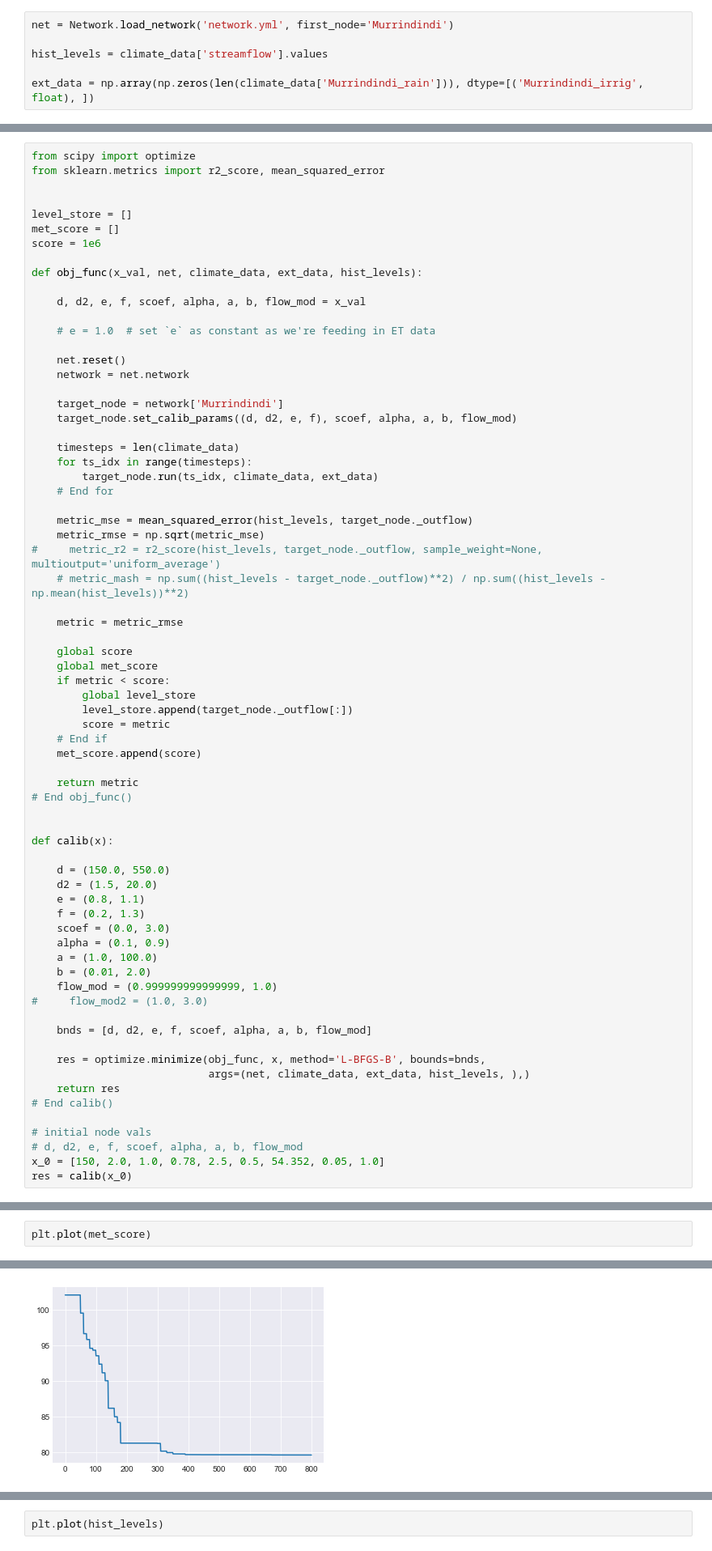
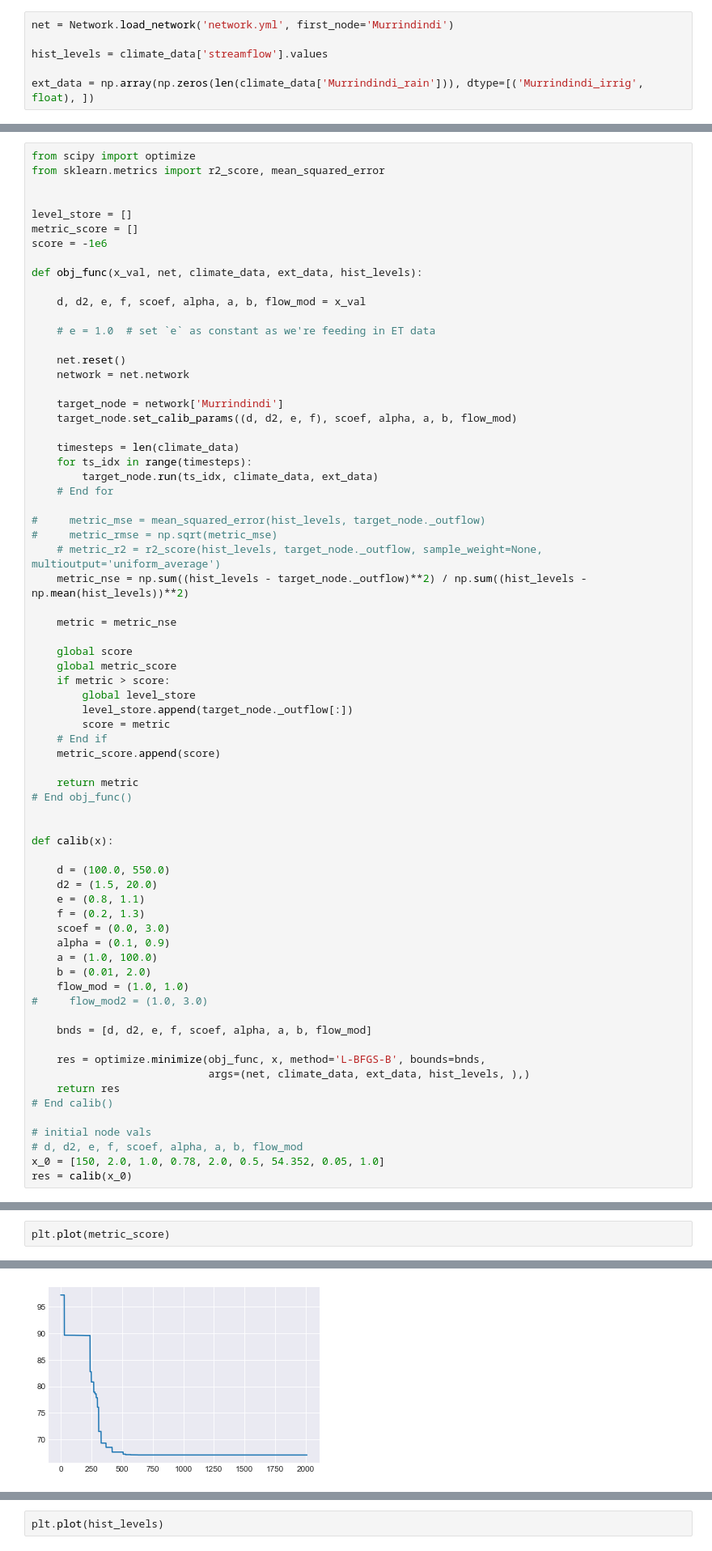
Before and after one commit to ConnectedSystems/pyIHACRES, a Jupyter notebook: notebooks/Example dev.ipynb, the cells around one changed output, grey strips where cells are left out. Shown: that part at 81% size. Saved outputs shown, nothing was run; the diff lists cells and outputs as text.

```diff
--- a/notebooks/Example dev.ipynb
+++ b/notebooks/Example dev.ipynb
@@ -27,8 +33,8 @@ from sklearn.metrics import r2_score, mean_squared_error
 
 
 level_store = []
-met_score = []
-score = 1e6
+metric_score = []
+score = -1e6
 
 def obj_func(x_val, net, climate_data, ext_data, hist_levels):
 
@@ -47,21 +53,21 @@ def obj_func(x_val, net, climate_data, ext_data, hist_levels):
         target_node.run(ts_idx, climate_data, ext_data)
     # End for
 
-    metric_mse = mean_squared_error(hist_levels, target_node._outflow)
-    metric_rmse = np.sqrt(metric_mse)
-#     metric_r2 = r2_score(hist_levels, target_node._outflow, sample_weight=None, multioutput='uniform_average')
-    # metric_mash = np.sum((hist_levels - target_node._outflow)**2) / np.sum((hist_levels - np.mean(hist_levels))**2)
+#     metric_mse = mean_squared_error(hist_levels, target_node._outflow)
+#     metric_rmse = np.sqrt(metric_mse)
+    # metric_r2 = r2_score(hist_levels, target_node._outflow, sample_weight=None, multioutput='uniform_average')
+    metric_nse = np.sum((hist_levels - target_node._outflow)**2) / np.sum((hist_levels - np.mean(hist_levels))**2)
 
-    metric = metric_rmse
+    metric = metric_nse
 
     global score
-    global met_score
-    if metric < score:
+    global metric_score
+    if metric > score:
         global level_store
         level_store.append(target_node._outflow[:])
         score = metric
     # End if
-    met_score.append(score)
+    metric_score.append(score)
 
     return metric
 # End obj_func()
@@ -69,7 +75,7 @@ def obj_func(x_val, net, climate_data, ext_data, hist_levels):
 
 def calib(x):
 
-    d = (150.0, 550.0)
+    d = (100.0, 550.0)
     d2 = (1.5, 20.0)
     e = (0.8, 1.1)
     f = (0.2, 1.3)
@@ -77,7 +83,7 @@ def calib(x):
     alpha = (0.1, 0.9)
     a = (1.0, 100.0)
     b = (0.01, 2.0)
-    flow_mod = (0.999999999999999, 1.0)
+    flow_mod = (1.0, 1.0)
 #     flow_mod2 = (1.0, 3.0)
 
     bnds = [d, d2, e, f, scoef, alpha, a, b, flow_mod]
@@ -89,7 +95,7 @@ def calib(x):
 
 # initial node vals
 # d, d2, e, f, scoef, alpha, a, b, flow_mod
-x_0 = [150, 2.0, 1.0, 0.78, 2.5, 0.5, 54.352, 0.05, 1.0]
+x_0 = [150, 2.0, 1.0, 0.78, 2.0, 0.5, 54.352, 0.05, 1.0]
 res = calib(x_0)
 # %%
 res
@@ -109,9 +115,9 @@ res
        1.00000000e+00])
 # %%
-plt.plot(met_score)
+plt.plot(metric_score)
 # %% [output]
 [<matplotlib.lines.Line2D at 0x...>]
-[figure, old version]
+[figure, new version]
 # %%
 plt.plot(net.network['Murrindindi']._outflow)
 # %% [output]
```
Also changed, not shown: parts of 6 cells of this notebook, 9 other files.
